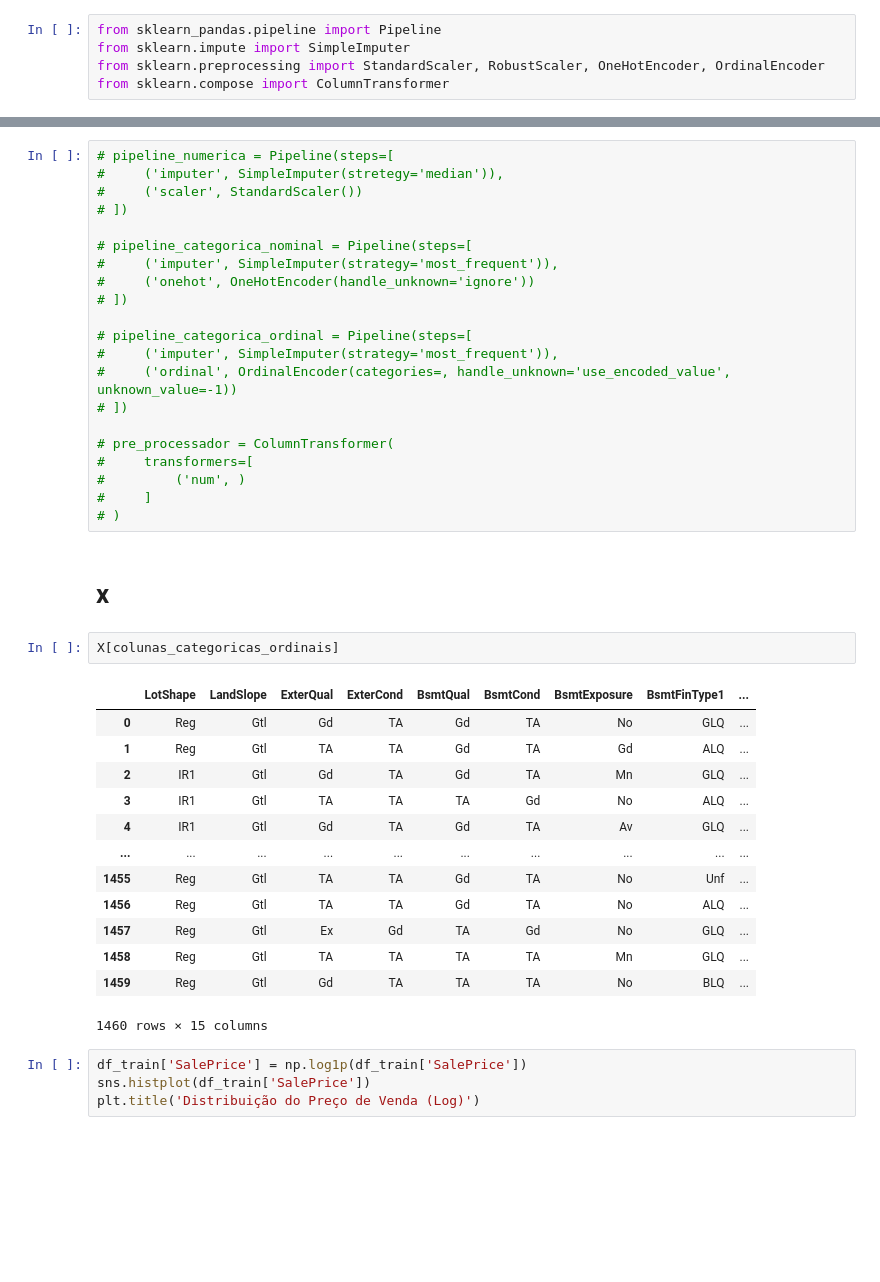
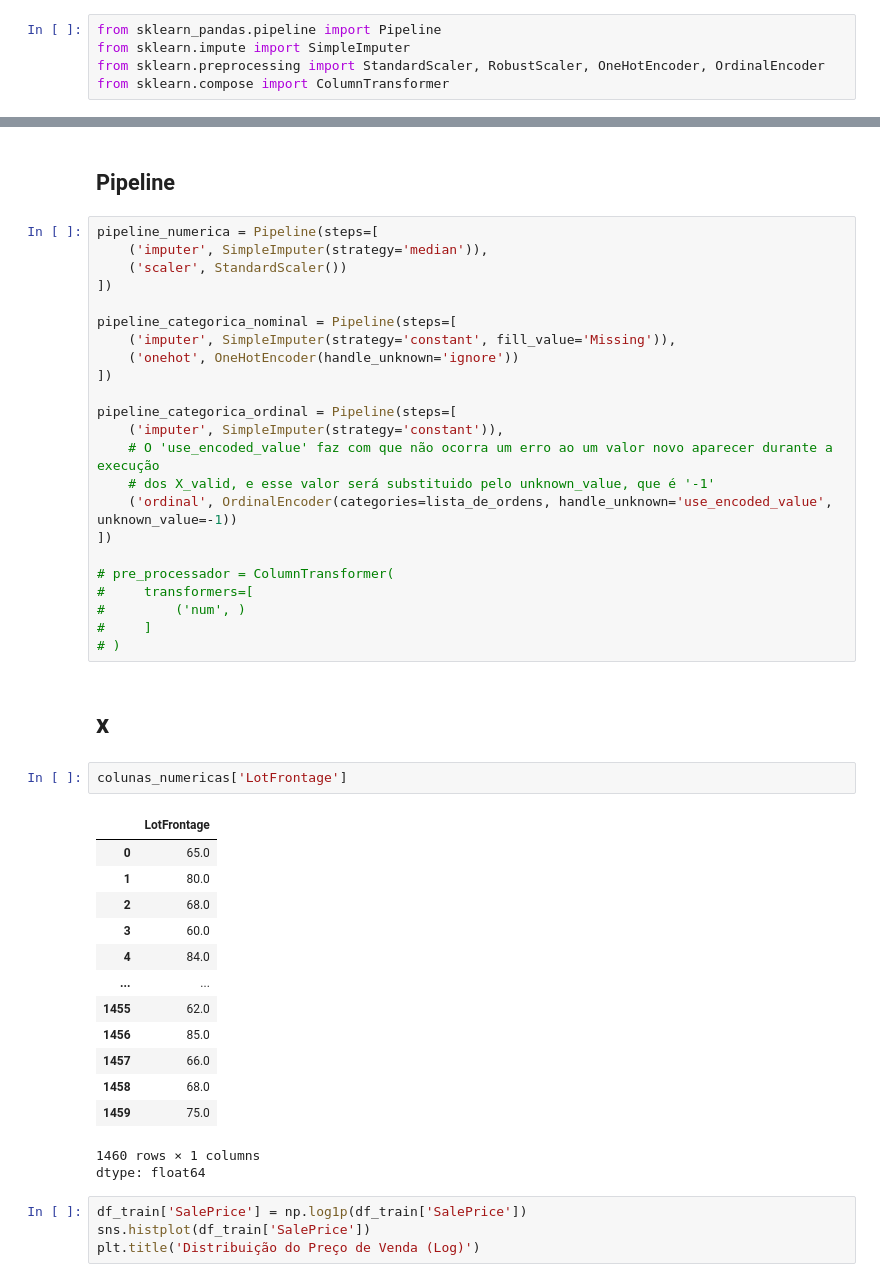
Before and after one commit to ArthurDOli/house-price-prediction, a Jupyter notebook: house_price_prediction.ipynb, the cells around one changed output, grey strips where cells are left out. Saved outputs shown, nothing was run; the diff lists cells and outputs as text; blank space fills up the shorter version.

Commit message:
Pipelines criadas

```diff
--- a/house_price_prediction.ipynb
+++ b/house_price_prediction.ipynb
@@ -93,18 +114,22 @@ from sklearn.compose import ColumnTransformer
+# %% [markdown]
+## Pipeline
 # %%
-# pipeline_numerica = Pipeline(steps=[
-#     ('imputer', SimpleImputer(stretegy='median')),
-#     ('scaler', StandardScaler())
-# ])
+pipeline_numerica = Pipeline(steps=[
+    ('imputer', SimpleImputer(strategy='median')),
+    ('scaler', StandardScaler())
+])
 
-# pipeline_categorica_nominal = Pipeline(steps=[
-#     ('imputer', SimpleImputer(strategy='most_frequent')),
-#     ('onehot', OneHotEncoder(handle_unknown='ignore'))
-# ])
+pipeline_categorica_nominal = Pipeline(steps=[
+    ('imputer', SimpleImputer(strategy='constant', fill_value='Missing')),
+    ('onehot', OneHotEncoder(handle_unknown='ignore'))
+])
 
-# pipeline_categorica_ordinal = Pipeline(steps=[
-#     ('imputer', SimpleImputer(strategy='most_frequent')),
-#     ('ordinal', OrdinalEncoder(categories=, handle_unknown='use_encoded_value', unknown_value=-1))
-# ])
+pipeline_categorica_ordinal = Pipeline(steps=[
+    ('imputer', SimpleImputer(strategy='constant')),
+    # O 'use_encoded_value' faz com que não ocorra um erro ao um valor novo aparecer durante a execução
+    # dos X_valid, e esse valor será substituido pelo unknown_value, que é '-1'
+    ('ordinal', OrdinalEncoder(categories=lista_de_ordens, handle_unknown='use_encoded_value', unknown_value=-1))
+])
 
 # pre_processador = ColumnTransformer(
 #     transformers=[
@@ -113,22 +138,23 @@ from sklearn.compose import ColumnTransformer
 # )
 # %% [markdown]
 # x
-# %%
-X[colunas_categoricas_ordinais]
-# %% [output]
-|  | LotShape | LandSlope | ExterQual | ExterCond | BsmtQual | BsmtCond | BsmtExposure | BsmtFinType1 | ... |
-| 0 | Reg | Gtl | Gd | TA | Gd | TA | No | GLQ | ... |
-| 1 | Reg | Gtl | TA | TA | Gd | TA | Gd | ALQ | ... |
-| 2 | IR1 | Gtl | Gd | TA | Gd | TA | Mn | GLQ | ... |
-| 3 | IR1 | Gtl | TA | TA | TA | Gd | No | ALQ | ... |
-| 4 | IR1 | Gtl | Gd | TA | Gd | TA | Av | GLQ | ... |
-| ... | ... | ... | ... | ... | ... | ... | ... | ... | ... |
-| 1455 | Reg | Gtl | TA | TA | Gd | TA | No | Unf | ... |
-| 1456 | Reg | Gtl | TA | TA | Gd | TA | No | ALQ | ... |
-| 1457 | Reg | Gtl | Ex | Gd | TA | Gd | No | GLQ | ... |
-| 1458 | Reg | Gtl | TA | TA | TA | TA | Mn | GLQ | ... |
-| 1459 | Reg | Gtl | Gd | TA | TA | TA | No | BLQ | ... |
-1460 rows × 15 columns
+# %%
+colunas_numericas['LotFrontage']
+# %% [output]
+|  | LotFrontage |
+| 0 | 65.0 |
+| 1 | 80.0 |
+| 2 | 68.0 |
+| 3 | 60.0 |
+| 4 | 84.0 |
+| ... | ... |
+| 1455 | 62.0 |
+| 1456 | 85.0 |
+| 1457 | 66.0 |
+| 1458 | 68.0 |
+| 1459 | 75.0 |
+1460 rows × 1 columns
+dtype: float64
 # %%
 df_train['SalePrice'] = np.log1p(df_train['SalePrice'])
 sns.histplot(df_train['SalePrice'])
```
Also changed, not shown: parts of 2 cells of this notebook.
